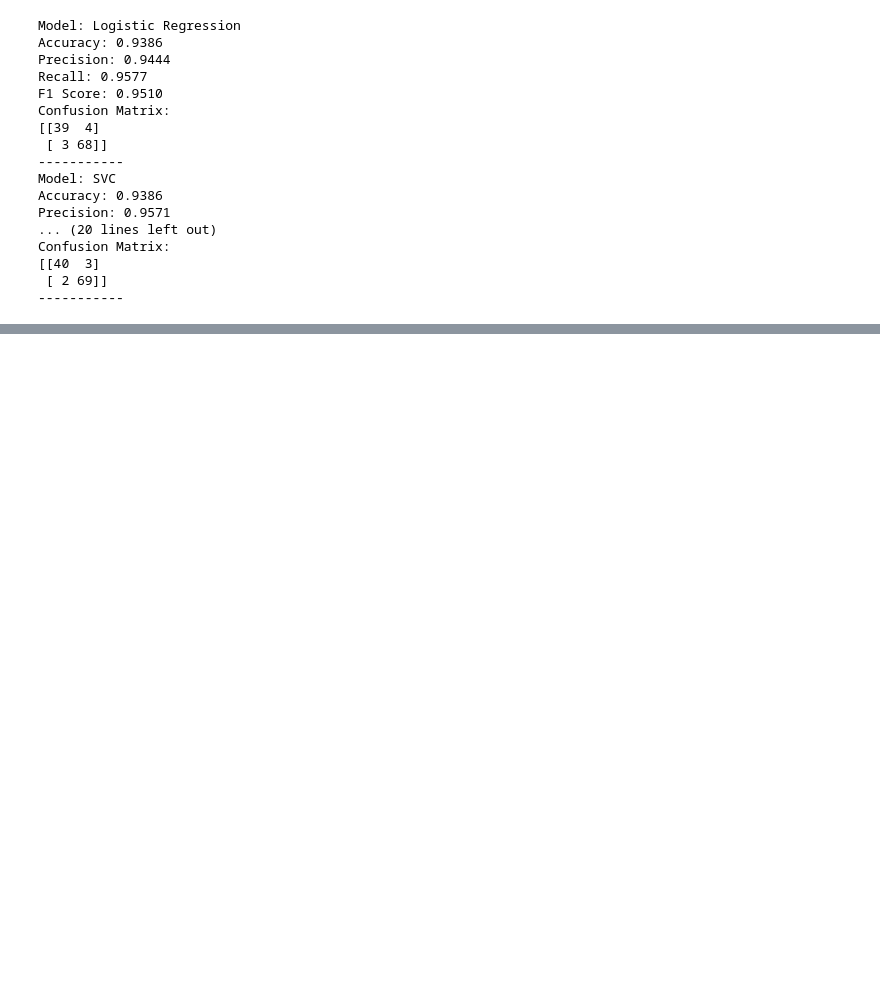
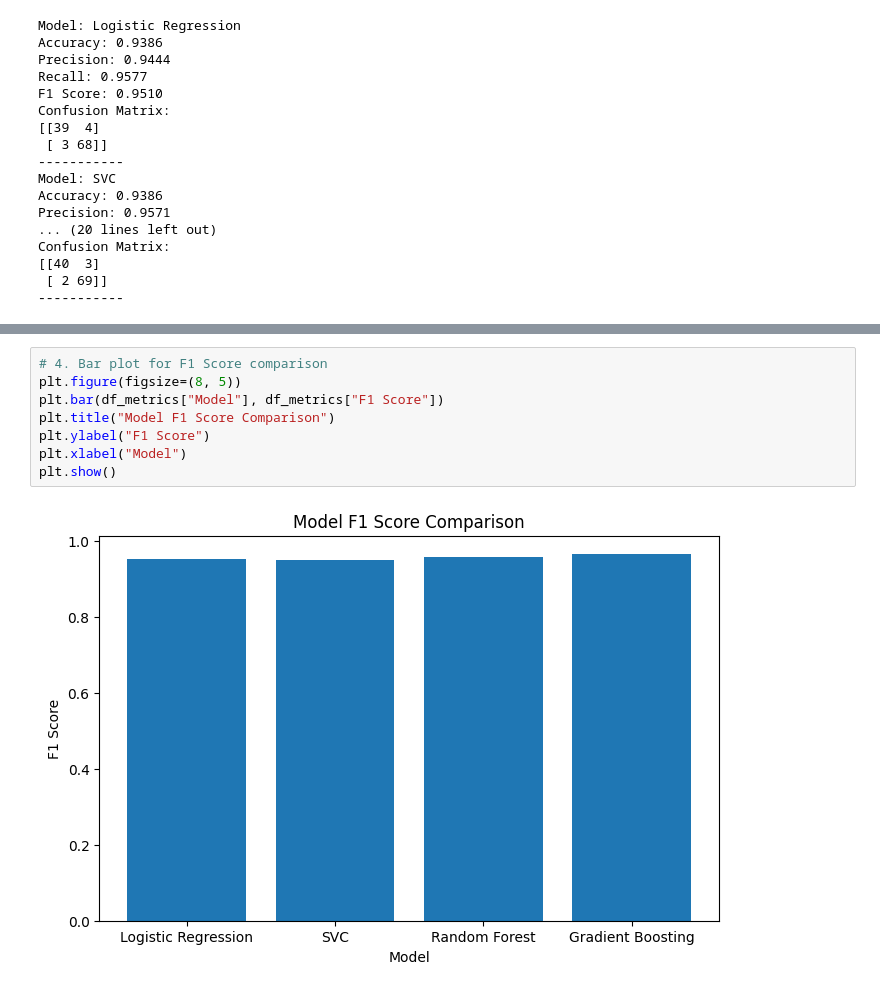
Before and after one commit to virensasalu/Breast-Cancer-Prediction-Model, a Jupyter notebook: Main.ipynb, the cells around one changed output, grey strips where cells are left out. Drawn from its saved outputs; the diff is of its cells as text; blank space fills up the shorter version.

```diff
--- a/Main.ipynb
+++ b/Main.ipynb
@@ -275,0 +268,10 @@ SystemExit: 1
+# %%
+# 4. Bar plot for F1 Score comparison
+plt.figure(figsize=(8, 5))
+plt.bar(df_metrics["Model"], df_metrics["F1 Score"])
+plt.title("Model F1 Score Comparison")
+plt.ylabel("F1 Score")
+plt.xlabel("Model")
+plt.show()
+# %% [output]
+[figure, added]
```
Also changed, not shown: parts of 17 cells of this notebook, 29 other files.
